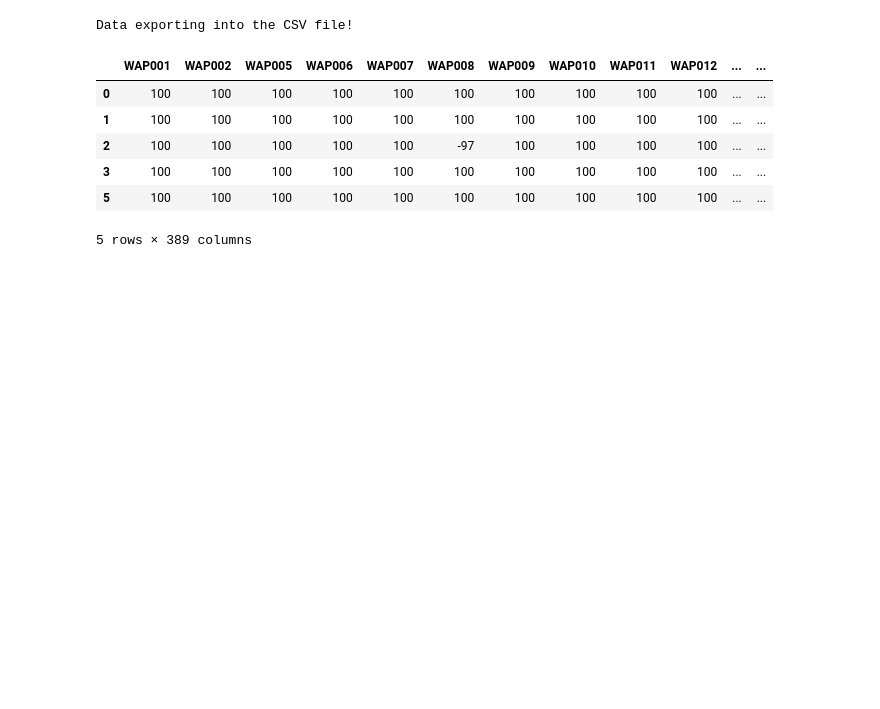
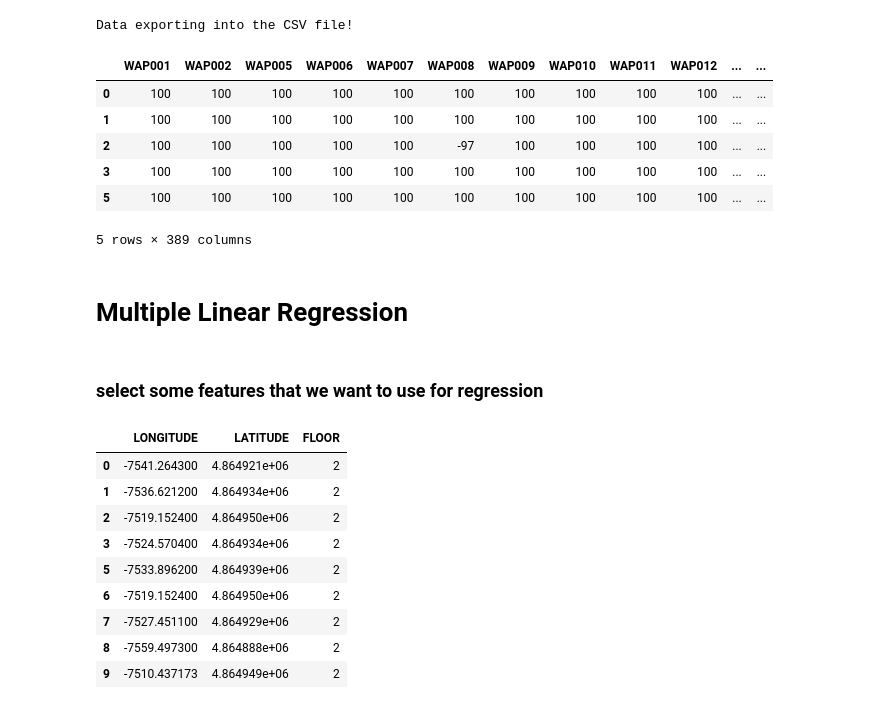
Before and after one commit to AndreasNehls/IoT_Analytics, a Jupyter notebook: python/IoT_preprocessing.ipynb, the cells around one changed output. Drawn from its saved outputs; the diff is of its cells as text; code cells hidden in the pictures; blank space fills up the shorter version.

```diff
--- a/python/IoT_preprocessing.ipynb
+++ b/python/IoT_preprocessing.ipynb
@@ -461,3 +474,21 @@ Data exporting into the CSV file!
 | 3 | 100 | 100 | 100 | 100 | 100 | 100 | 100 | 100 | 100 | 100 | ... | ... |
 | 5 | 100 | 100 | 100 | 100 | 100 | 100 | 100 | 100 | 100 | 100 | ... | ... |
 5 rows × 389 columns
+# %% [markdown]
+# Multiple Linear Regression
+# %% [markdown]
+### select some features that we want to use for regression
+# %%
+cdf = train_clean[['LONGITUDE','LATITUDE','FLOOR']]
+cdf.head(9)
+# %% [output]
+|  | LONGITUDE | LATITUDE | FLOOR |
+| 0 | -7541.264300 | 4.864921e+06 | 2 |
+| 1 | -7536.621200 | 4.864934e+06 | 2 |
+| 2 | -7519.152400 | 4.864950e+06 | 2 |
+| 3 | -7524.570400 | 4.864934e+06 | 2 |
+| 5 | -7533.896200 | 4.864939e+06 | 2 |
+| 6 | -7519.152400 | 4.864950e+06 | 2 |
+| 7 | -7527.451100 | 4.864929e+06 | 2 |
+| 8 | -7559.497300 | 4.864888e+06 | 2 |
+| 9 | -7510.437173 | 4.864949e+06 | 2 |
```
Also changed, not shown: parts of 15 cells of this notebook.
